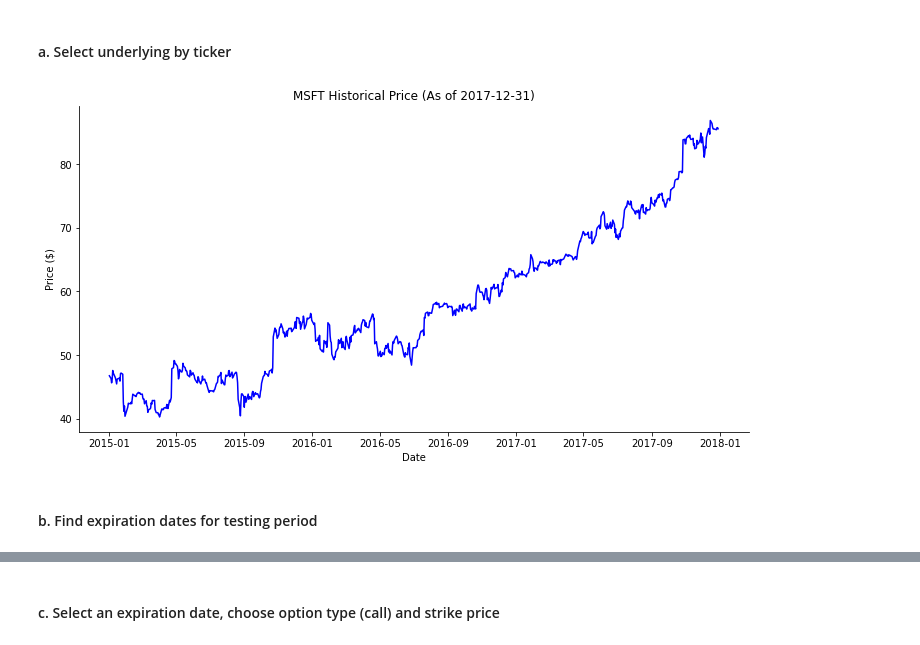
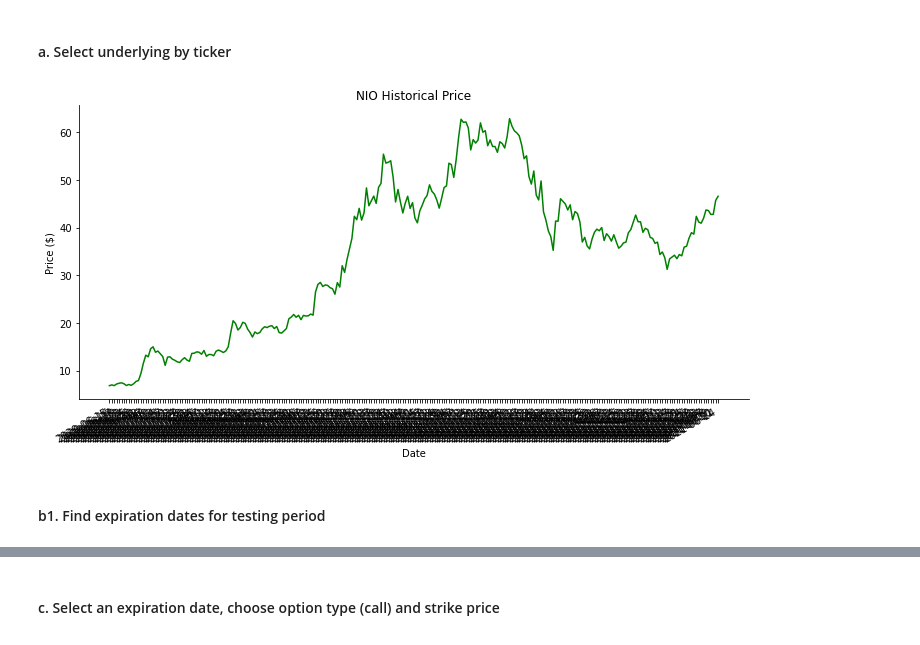
Before and after one commit to chen-albert-liang/Optegic, a Jupyter notebook: BullishStrategy/Put Credit Spread.ipynb, the cells around one changed output, grey strips where cells are left out. Saved outputs shown, nothing was run; the diff lists cells and outputs as text; code cells hidden in the pictures.

```diff
--- a/BullishStrategy/Put Credit Spread.ipynb
+++ b/BullishStrategy/Put Credit Spread.ipynb
@@ -37,9 +36,9 @@ Grabbing new access token...
 # %% [markdown]
 ####  a. Select underlying by ticker
 # %%
-Ticker = 'MSFT'
+Ticker = 'NIO'
 GetPriceHistory(Ticker).plot_price_history()
 # %% [output]
-[figure, old version]
+[figure, new version]
 # %% [markdown]
-#### b. Find expiration dates for testing period
+#### b1. Find expiration dates for testing period
```
Also changed, not shown: parts of 15 cells of this notebook, 13 other files.
